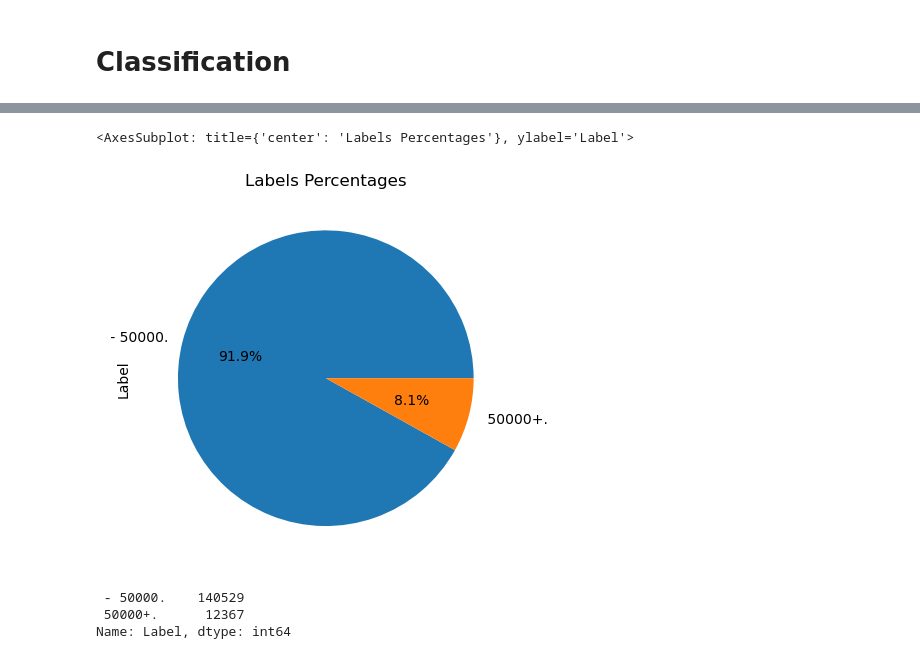
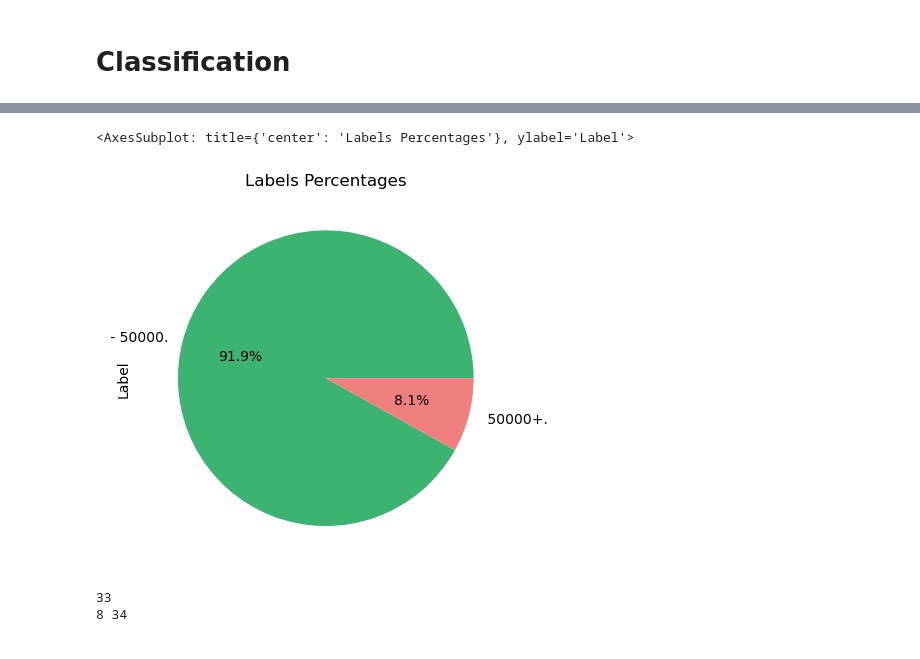
Before and after one commit to kleokog/Mycodes, a Jupyter notebook: main_script.ipynb, the cells around one changed output, grey strips where cells are left out. Saved outputs shown, nothing was run; the diff lists cells and outputs as text; code cells hidden in the pictures.

```diff
--- a/main_script.ipynb
+++ b/main_script.ipynb
@@ -88,0 +211,2 @@ full_dataset
+# %%
+country_columns = ['country of birth father', 'country of birth mother', 'country of birth self']
@@ -222,0 +316,25 @@ Name: detailed industry recode, Length: 152896, dtype: int64
+# %%
+full_dataset['employment_status_manual'] = (full_dataset.apply(lambda row : create_manual_employment_status(
+    row['unemployment_flag'], row['universe_descritpion'], row['own business or self employed'], row['wage per hour'], row['enroll in edu inst last wk'], row['veterans benefits'], row['full or part time employment stat']), axis = 1))
+print(full_dataset['employment_status_manual'].value_counts())
+employment_status_table = full_dataset.reset_index().groupby(['employment_status_manual'])['user_id'].count()
+
+employment_status_table.name = 'Counting'
+employment_status_table = employment_status_table.reset_index()
+
+percentage = []
+for i in range(employment_status_table.shape[0]):
+    pct = (employment_status_table.Counting[i] / employment_status_table.Counting.sum()) * 100
+    percentage.append(round(pct, 2))
+
+
+# Horizontal Bar with percentages
+
+# Estimate percentages
+employment_status_table['Percentage'] =  percentage
+employment_status_table = employment_status_table.sort_values('Percentage').reset_index()
+
+
+color_list = ['forestgreen', 'limegreen', 'darkgreen', 'green', 'lime', 'seagreen', 'mediumseagreen', 'springgreen', 'aquamarine']
+color_list = ['thistle']
+plot_bar_with_percentages(employment_status_table, 'employment_status_manual', 'Counting', 'Percentage', color_list, 'Universe Description')
@@ -222,0 +364,14 @@ Name: detailed industry recode, Length: 152896, dtype: int64
+# %%
+# Citizenship
+def estimate_citizenship(citizenship):
+    if citizenship in ['Foreign born- Not a citizen of U S']:
+        return 'Non US citizen'
+    else:
+        return 'US citizen'
+
+
+print(full_dataset.reset_index().groupby(['citizenship'])['user_id'].count().sort_values(ascending = False))
+full_dataset['citizenship_flag'] = full_dataset['citizenship'].apply(lambda x : estimate_citizenship(x))
+citizenship_table = full_dataset.reset_index().groupby(['citizenship_flag'])['user_id'].count()
+citizenship_table.name = ' '
+citizenship_table.plot.pie(autopct='%1.1f%%', title = "Citizenship", colors = ['firebrick', 'mediumblue'])
@@ -520,14 +543,9 @@ with open('data_distribution.txt', 'w') as f:
 # %%
+y = full_dataset['Label']
 y.name = "Label"
-y.value_counts().plot.pie(autopct='%1.1f%%', title = "Labels Percentages")
+y.value_counts().plot.pie(autopct='%1.1f%%', title = "Labels Percentages", colors = ['mediumseagreen', 'lightcoral'])
 # %% [output]
 <AxesSubplot: title={'center': 'Labels Percentages'}, ylabel='Label'>
-[figure, old version]
+[figure, new version]
-# %%
-y.value_counts()
-# %% [output]
- - 50000.    140529
- 50000+.      12367
-Name: Label, dtype: int64
 # %%
 y = y.apply(lambda x : 0 if x == ' - 50000.' else 1)
@@ -542,3 +552,14 @@ for key, value in columns_type.items():
+# %%
+continuous_variables.append('alternative_income_sources')
+continuous_variables = list(set(continuous_variables))   # so that I will not append many time the 'alternative_income_sources variable
+print(len(encoded_variables))
+new_cols = ['continent of birth father', 'continent of birth mother', 'continent of birth self', 'employment_status_manual']
+full_encoded_variables = encoded_variables + new_cols
+full_encoded_variables = [col for col in full_encoded_variables if col not in ['country of birth father', 'country of birth mother', 'country of birth self']]
+print(len(continuous_variables),len(full_encoded_variables))
+# %% [output]
+33
+8 34
 # %%
 # One Hot Encode Categorical Variables
 all_encoded_data = pd.DataFrame()
```
Also changed, not shown: parts of 79 cells of this notebook, 3 other files.
